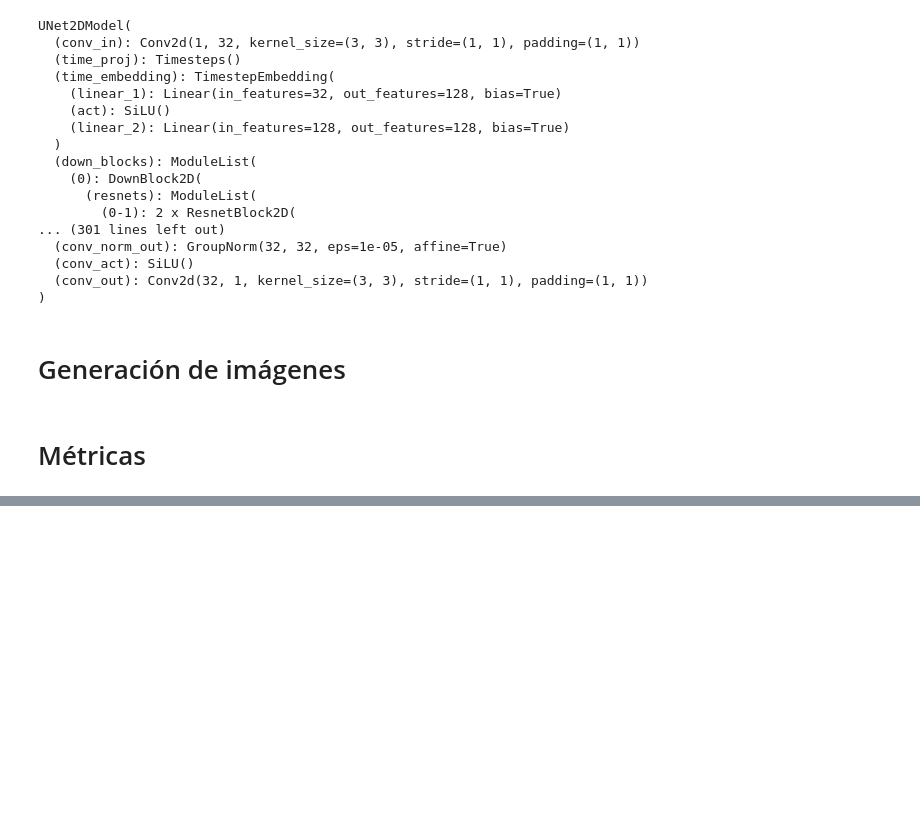
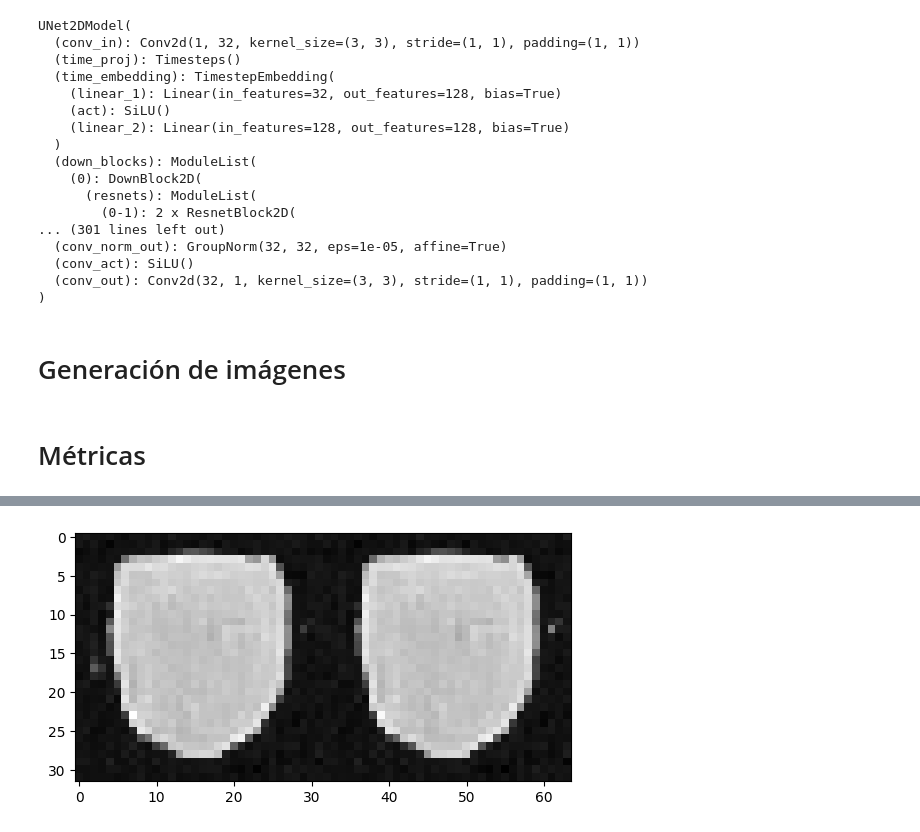
Before and after one commit to PudWin14/Generative_AI_TFM, a Jupyter notebook: Diffusion/OOD/OOD_detection.ipynb, the cells around one changed output, grey strips where cells are left out. Drawn from its saved outputs; the diff is of its cells as text; code cells hidden in the pictures; blank space fills up the shorter version.

Commit message:
Regeneration and z-scores calculus

```diff
--- a/Diffusion/OOD/OOD_detection.ipynb
+++ b/Diffusion/OOD/OOD_detection.ipynb
@@ -225,0 +248,37 @@ OOD_imgs = next(iter(OOD_dataloader))["images"]
+# %%
+N = 50      # Número de restauraciones que se realizarán
+
+noise_a = torch.randn_like(OOD_img)
+# noise_b = torch.randn_like(IOD_img)
+
+timesetps = torch.arange(1000,0,(0-1000)/N,dtype=torch.int)
+# %%
+def OOD_detection_regenerations(img = torch.tensor):
+    noise = torch.randn_like(img)   # Create some random noise
+
+    noisy_img_half = scheduler.add_noise(img,noise,timesetps[1:]) # Add noise to the image
+
+    noise = torch.randn_like(img)   # Create new noise
+
+    noisy_imgs = torch.concat((noise,noisy_img_half)).unsqueeze(1)   # Concatenate the new noise (step 1000 with)
+
+
+    restored_images = []
+    MSE_base_list = []
+    LPIPS_base_list = []
+
+    for idx,img in enumerate(noisy_imgs):
+        restoration = PNDM_generation_loop(img.unsqueeze(0),timesetps[idx],base_model,scheduler)
+        restored_images.append(restoration.cpu().squeeze(0))
+
+        MSE_base_list.append(MSE(restoration.squeeze(0),img))
+
+        lpips_restoration = prepare_to_lpips(restoration)
+        lpips_img = prepare_to_lpips(img)
+        LPIPS_base_list.append(LPIPS(lpips_restoration,lpips_img))
+
+    return (restored_images, MSE_base_list, LPIPS_base_list)
+# %%
+OOD_restored_images, OOD_MSE_base_list, OOD_LPIPS_base_list = OOD_detection_regenerations(OOD_img)
+
+IOD_restored_images, IOD_MSE_base_list, IOD_LPIPS_base_list = OOD_detection_regenerations(IOD_img)
@@ -225,0 +318,5 @@ OOD_imgs = next(iter(OOD_dataloader))["images"]
+# %%
+show_images_list(OOD_restored_images[40:42])
+# restored_images[0].shape
+# %% [output]
+[figure, added]
```
Also changed, not shown: parts of 15 cells of this notebook.
